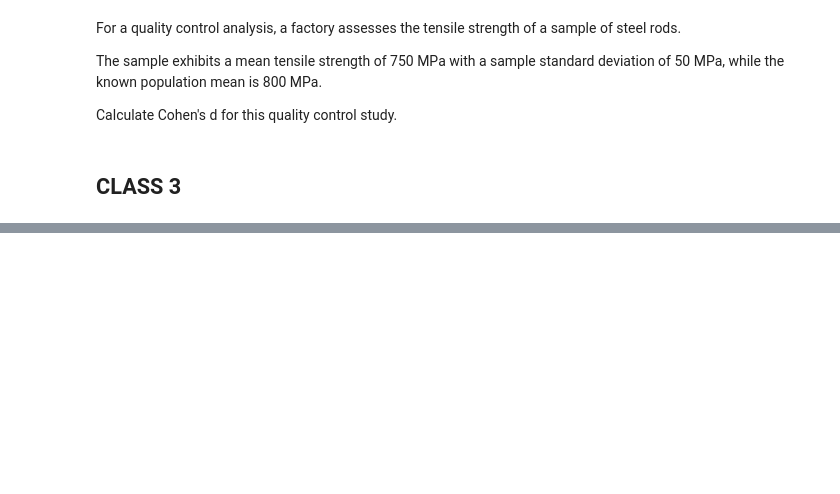
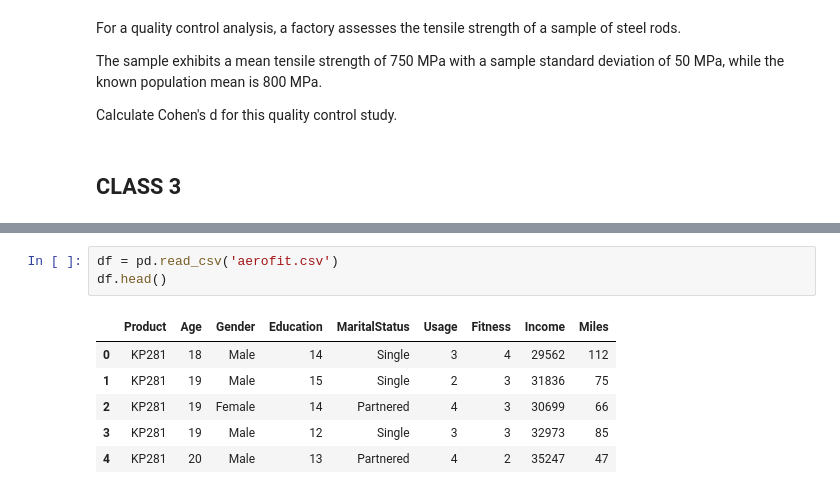
Before and after one commit to anamalamurali/pythonlearning, a Jupyter notebook: DAV-3/Copy_of_DAV3.ipynb, the cells around one changed output, grey strips where cells are left out. Drawn from its saved outputs; the diff is of its cells as text; blank space fills up the shorter version.

```diff
--- a/DAV-3/Copy_of_DAV3.ipynb
+++ b/DAV-3/Copy_of_DAV3.ipynb
@@ -468,0 +1567,10 @@ Calculate Cohen's d for this quality control study.
+# %%
+df = pd.read_csv('aerofit.csv')
+df.head()
+# %% [output]
+|  | Product | Age | Gender | Education | MaritalStatus | Usage | Fitness | Income | Miles |
+| 0 | KP281 | 18 | Male | 14 | Single | 3 | 4 | 29562 | 112 |
+| 1 | KP281 | 19 | Male | 15 | Single | 2 | 3 | 31836 | 75 |
+| 2 | KP281 | 19 | Female | 14 | Partnered | 4 | 3 | 30699 | 66 |
+| 3 | KP281 | 19 | Male | 12 | Single | 3 | 3 | 32973 | 85 |
+| 4 | KP281 | 20 | Male | 13 | Partnered | 4 | 2 | 35247 | 47 |
```
Also changed, not shown: parts of 204 cells of this notebook.
